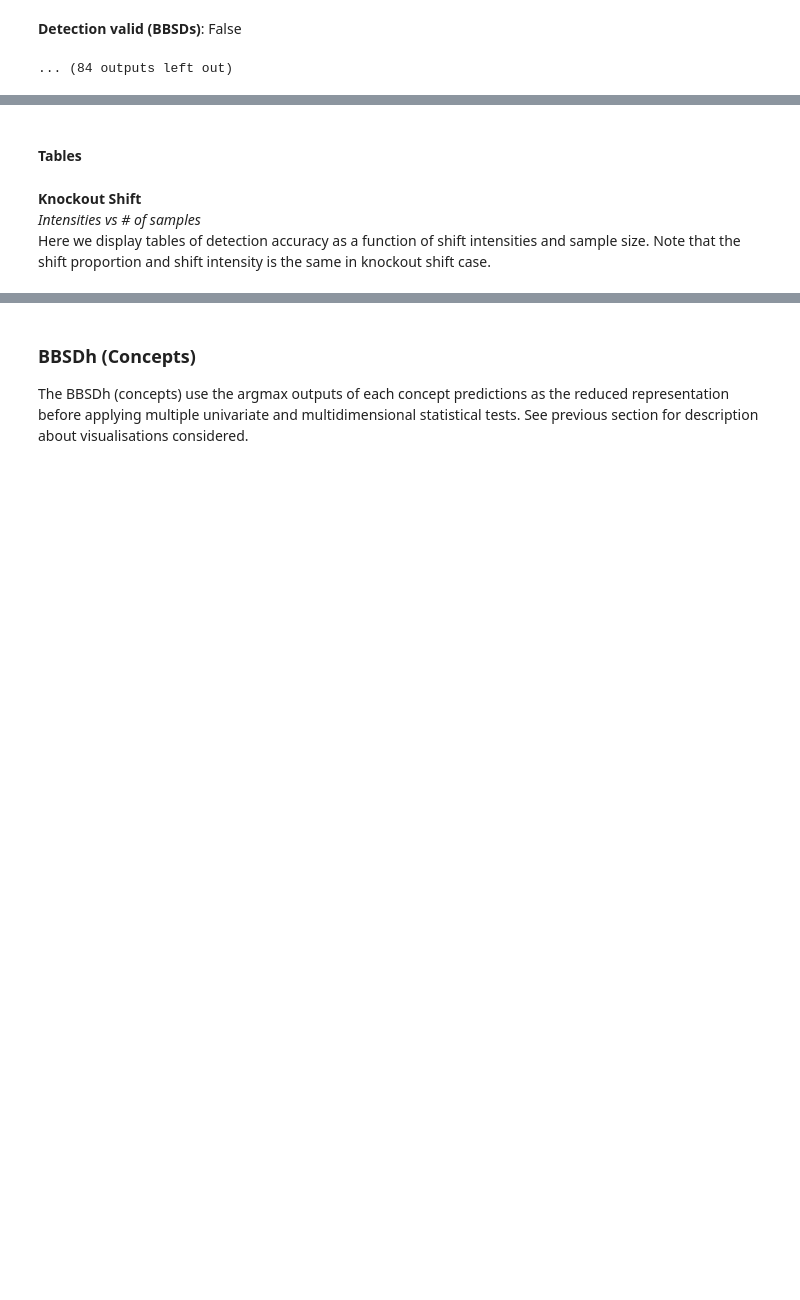
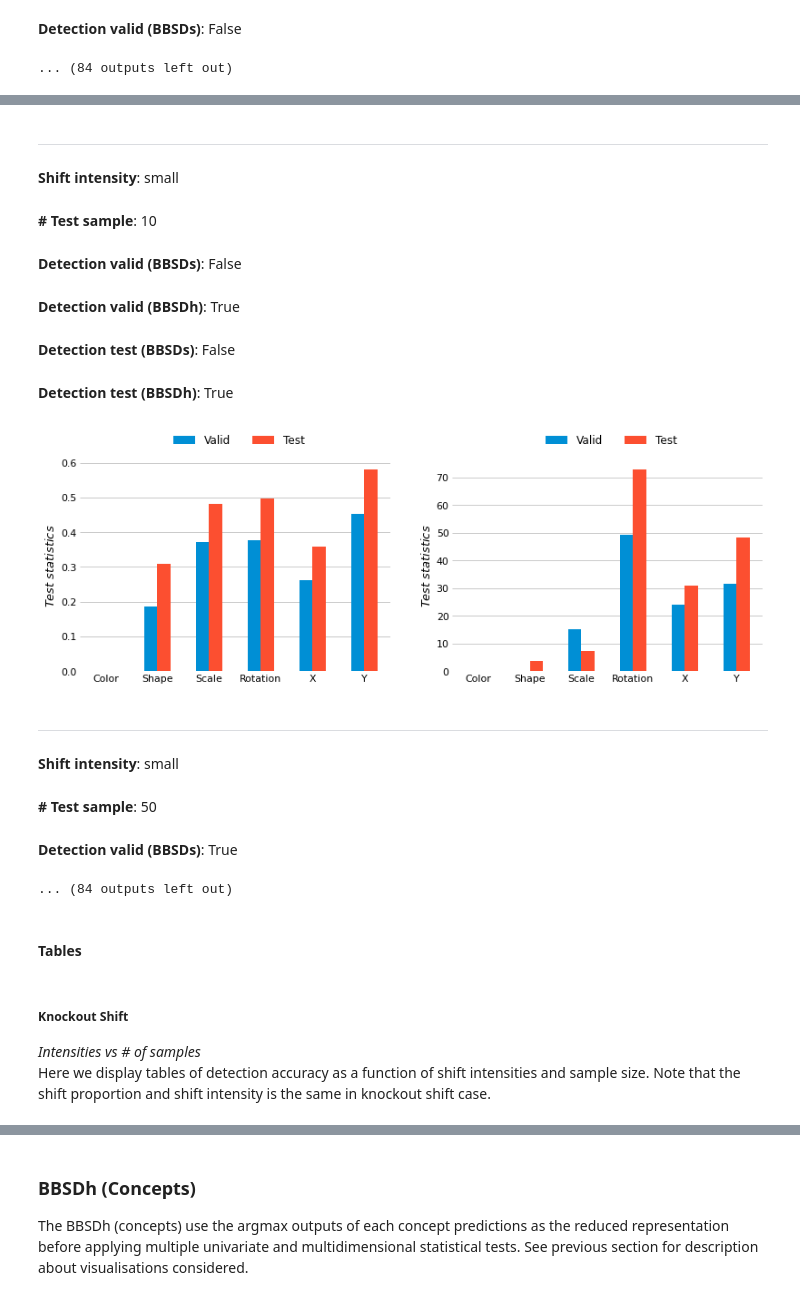
Before and after one commit to maleakhiw/explaining-dataset-shifts, a Jupyter notebook: notebooks/Label_Classifier_Results.ipynb, the cells around one changed output, grey strips where cells are left out. Drawn from its saved outputs; the diff is of its cells as text; code cells hidden in the pictures; blank space fills up the shorter version.

```diff
--- a/notebooks/Label_Classifier_Results.ipynb
+++ b/notebooks/Label_Classifier_Results.ipynb
@@ -118,6 +149,28 @@ barplot_test_statistics(dict_result_bbsds, dict_result_bbsdh,
+# %%
+## Consider "smaller" and less significant shifts
+shift_intensity_list = ["small", "medium", "large"]
+shift_prop_list = [1.0] # does not matter in knockout
+test_sample_list = [10, 50, 100, 200]
+barplot_test_statistics(dict_result_bbsds, dict_result_bbsdh,
+                        concept_names, shift_intensity_list,
+                        shift_prop_list, test_sample_list)
+# %% [output]
+---
+**Shift intensity**: small
+**# Test sample**: 10
+**Detection valid (BBSDs)**: False
+**Detection valid (BBSDh)**: True
+**Detection test (BBSDs)**: False
+**Detection test (BBSDh)**: True
+[figure, added]
+---
+**Shift intensity**: small
+**# Test sample**: 50
+**Detection valid (BBSDs)**: True
+... (84 outputs left out)
 # %% [markdown]
 #### Tables
 # %% [markdown]
-**Knockout Shift**
+##### Knockout Shift
 *Intensities vs # of samples*
 Here we display tables of detection accuracy as a function of shift intensities and sample size. Note that the shift proportion and shift intensity is the same in knockout shift case.
```
Also changed, not shown: parts of 22 cells of this notebook, 1 other file.
